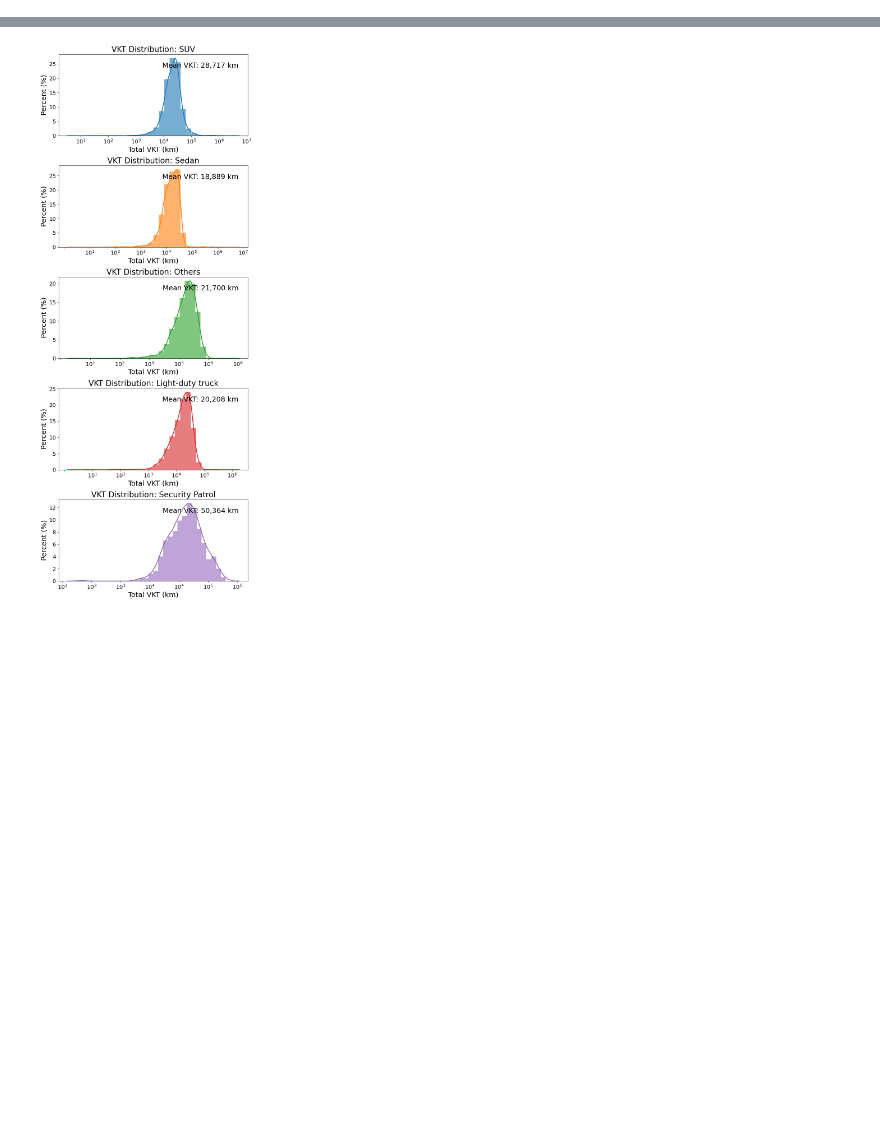
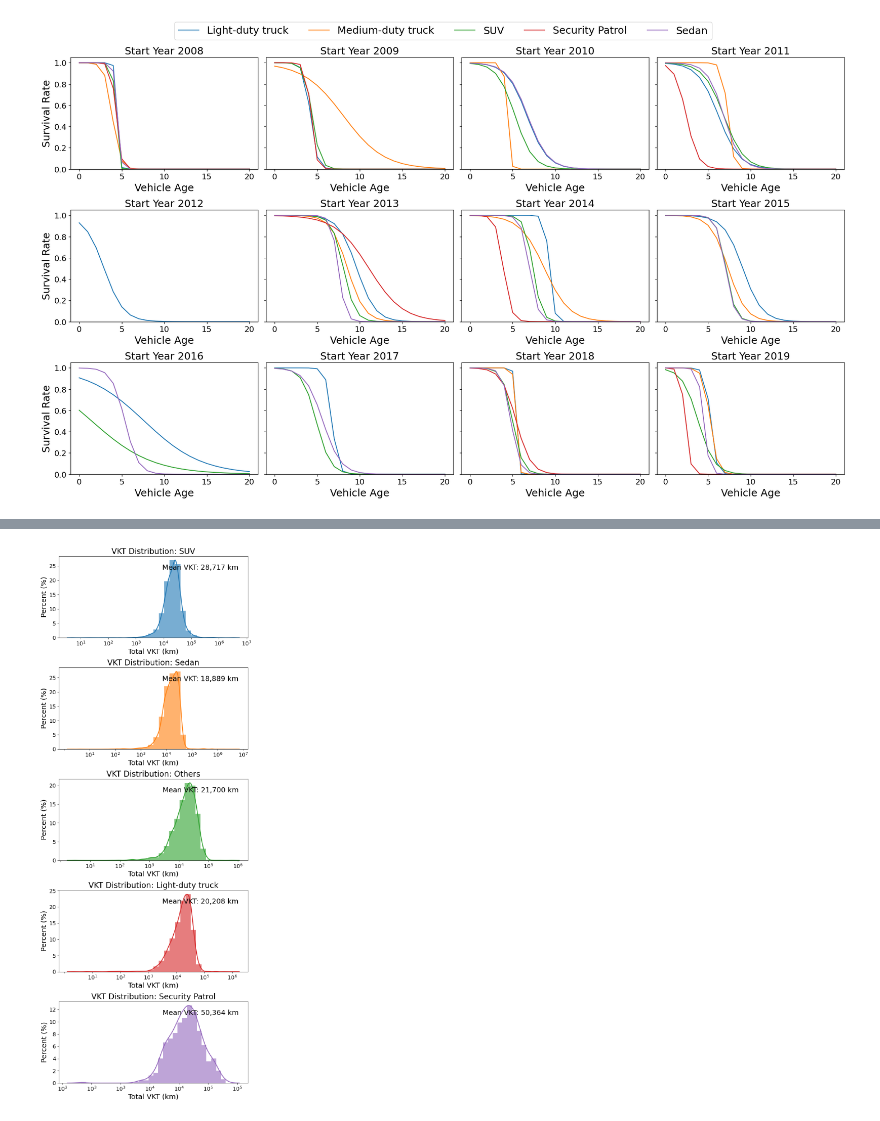
Before and after one commit to AlexWangVT/fleet_modeling, a Jupyter notebook: scripts/formal_analysis/vehicle_classification.ipynb, the cells around one changed output, grey strips where cells are left out. Drawn from its saved outputs; the diff is of its cells as text; code cells hidden in the pictures; blank space fills up the shorter version.

```diff
--- a/scripts/formal_analysis/vehicle_classification.ipynb
+++ b/scripts/formal_analysis/vehicle_classification.ipynb
@@ -426,0 +485,63 @@ logistic_params_df.to_csv('../../results/logistic_params.csv', index=False)
+# %%
+# Load the logistic parameters for plotting
+
+# Get unique model years and vehicle types
+model_years = sorted(logistic_params_df['Model Year'].unique())
+vehicle_types = sorted(logistic_params_df['Vehicle Type'].unique())
+
+# Define a consistent color map for vehicle types
+default_colors = plt.rcParams['axes.prop_cycle'].by_key()['color']
+color_map = {veh_type: default_colors[i % len(default_colors)] for i, veh_type in enumerate(vehicle_types)}
+
+# Layout for subplots
+cols = 4
+rows = math.ceil(len(model_years) / cols)
+fig, axes = plt.subplots(rows, cols, figsize=(5 * cols, 4 * rows), sharey=True)
+axes = axes.flatten()
+
+all_handles_labels = []
+
+# Generate plots by model year
+for i, model_year in enumerate(model_years):
+    ax = axes[i]
+    handles = []
+    labels = []
+
+    for veh_type in vehicle_types:
+        row = logistic_params_df[(logistic_params_df['Model Year'] == model_year) &
+                                  (logistic_params_df['Vehicle Type'] == veh_type)]
+        if not row.empty:
+            a = row['a'].values[0]
+            L50 = row['L50'].values[0]
+            x = np.arange(0, 21)
+            y = logistic_survival(x, a, L50)
+            line, = ax.plot(x, y, label=veh_type, color=color_map[veh_type])
+            handles.append(line)
+            labels.append(veh_type)
+
+    ax.set_title(f'Start Year {model_year}', fontsize=18)
+    ax.set_xlabel('Vehicle Age', fontsize=18)
+    if i % cols == 0:
+        ax.set_ylabel('Survival Rate', fontsize=18)
+    ax.tick_params(axis='both', which='major', labelsize=14)
+    ax.set_ylim(0, 1.05)
+
+    all_handles_labels.extend(zip(handles, labels))
+
+# Remove unused axes
+for j in range(i + 1, len(axes)):
+    fig.delaxes(axes[j])
+
+# Global legend with consistent colors
+if all_handles_labels:
+    unique_labels = {}
+    for handle, label in all_handles_labels:
+        if label not in unique_labels:
+            unique_labels[label] = handle
+    fig.legend(unique_labels.values(), unique_labels.keys(),
+               loc='upper center', ncol=len(unique_labels), fontsize=18)
+
+plt.tight_layout(rect=[0, 0, 1, 0.95])
+plt.show()
+# %% [output]
+[figure, added]
```
Also changed, not shown: parts of 23 cells of this notebook, 47 other files.
